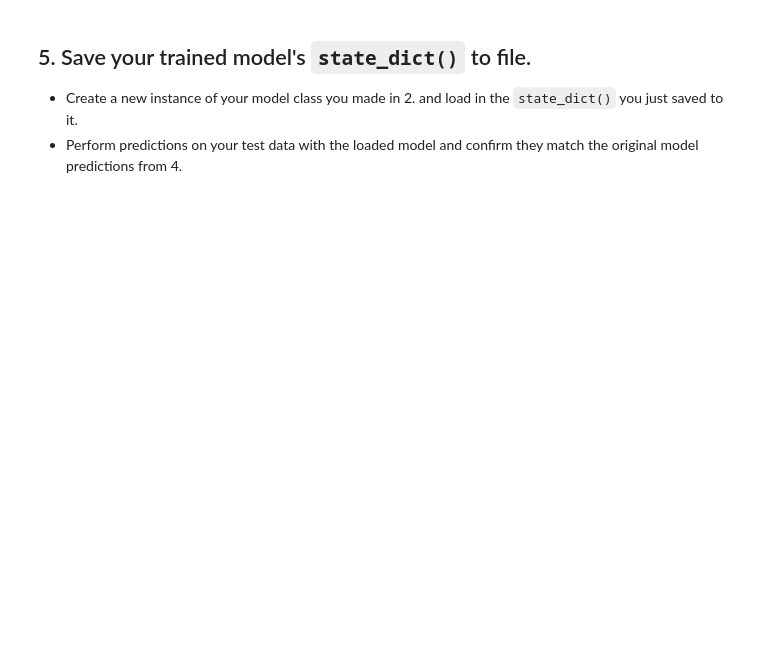
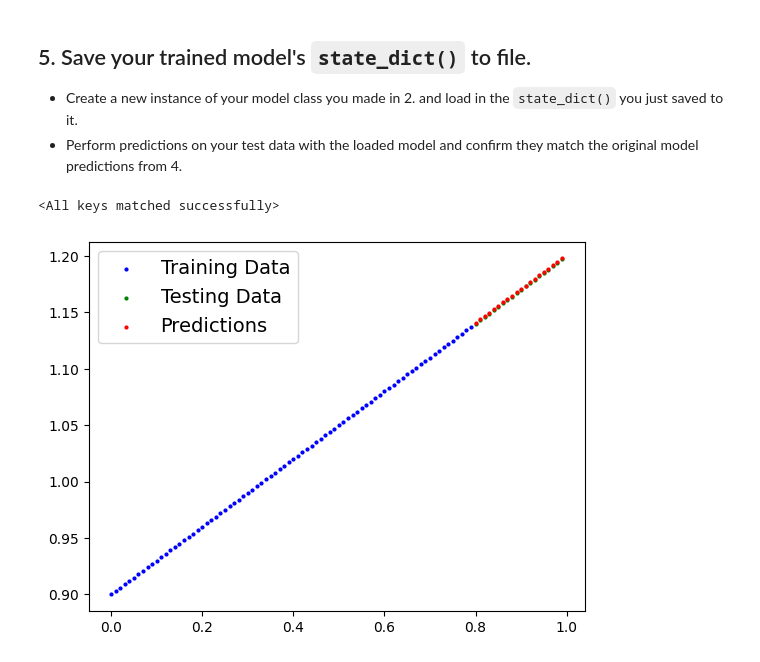
Before and after one commit to rezaulhasan-gis/rezaulhasan-gis, a Jupyter notebook: extras/exercises/01_pytorch_workflow_exercises.ipynb, the cells around one changed output. Saved outputs shown, nothing was run; the diff lists cells and outputs as text; code cells hidden in the pictures; blank space fills up the shorter version.

Commit message:
completed_excercise

```diff
--- a/extras/exercises/01_pytorch_workflow_exercises.ipynb
+++ b/extras/exercises/01_pytorch_workflow_exercises.ipynb
@@ -146,12 +234,24 @@ for epoch in range(epochs):
 from pathlib import Path
 
 # 1. Create models directory
-
-
+MODEL_PATH = Path("models")
+MODEL_PATH.mkdir(parents=True, exist_ok= True)
 # 2. Create model save path
-
+MODEL_NAME = "LR_excercise"
+MODEL_SAVE_PATH = MODEL_PATH/MODEL_NAME
 # 3. Save the model state dict
+torch.save(Model_3.state_dict(),MODEL_SAVE_PATH)
 # %%
 # Create new instance of model and load saved state dict (make sure to put it on the target device)
+Loaded_model = LinearRegressionModelV2()
+Loaded_model.state_dict()
+Loaded_model.load_state_dict(torch.load(MODEL_SAVE_PATH,weights_only=False))
+# %% [output]
+<All keys matched successfully>
 # %%
 # Make predictions with loaded model and compare them to the previous
+predictions_loaded = Loaded_model(X_test)
+predictions_loaded = np.array(torch.tensor(predictions_loaded).numpy())
+plot_predictions(predictions=predictions_loaded)
+# %% [output]
+[figure, added]
```
Also changed, not shown: parts of 13 cells of this notebook.
